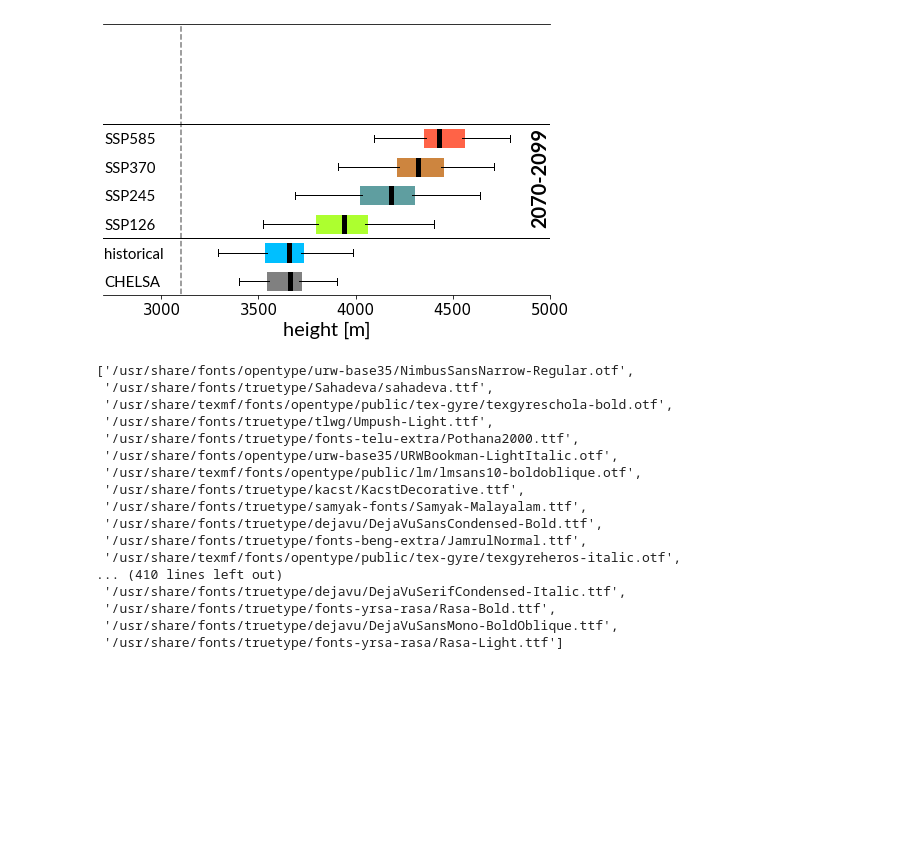
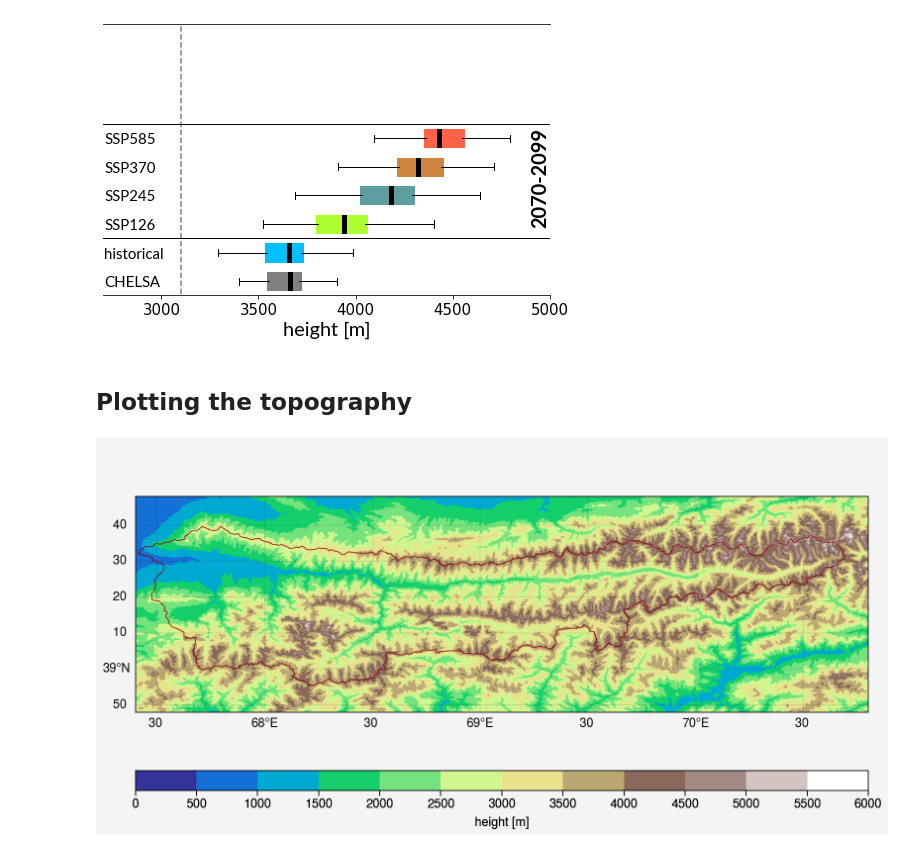
Before and after one commit to bijanf/skdownscale_cmip6, a Jupyter notebook: Untitled.ipynb, the cells around one changed output. Saved outputs shown, nothing was run; the diff lists cells and outputs as text; code cells hidden in the pictures; blank space fills up the shorter version.

```diff
--- a/Untitled.ipynb
+++ b/Untitled.ipynb
@@ -339,23 +341,46 @@ plt.tick_params(left = False)
 # %% [output]
 [figure]
-# %%
-import matplotlib.font_manager
-matplotlib.font_manager.findSystemFonts(fontpaths=None, fontext='ttf')
-# %% [output]
-['/usr/share/fonts/opentype/urw-base35/NimbusSansNarrow-Regular.otf',
- '/usr/share/fonts/truetype/Sahadeva/sahadeva.ttf',
- '/usr/share/texmf/fonts/opentype/public/tex-gyre/texgyreschola-bold.otf',
- '/usr/share/fonts/truetype/tlwg/Umpush-Light.ttf',
- '/usr/share/fonts/truetype/fonts-telu-extra/Pothana2000.ttf',
- '/usr/share/fonts/opentype/urw-base35/URWBookman-LightItalic.otf',
- '/usr/share/texmf/fonts/opentype/public/lm/lmsans10-boldoblique.otf',
- '/usr/share/fonts/truetype/kacst/KacstDecorative.ttf',
- '/usr/share/fonts/truetype/samyak-fonts/Samyak-Malayalam.ttf',
- '/usr/share/fonts/truetype/dejavu/DejaVuSansCondensed-Bold.ttf',
- '/usr/share/fonts/truetype/fonts-beng-extra/JamrulNormal.ttf',
- '/usr/share/texmf/fonts/opentype/public/tex-gyre/texgyreheros-italic.otf',
-... (410 lines left out)
- '/usr/share/fonts/truetype/dejavu/DejaVuSerifCondensed-Italic.ttf',
- '/usr/share/fonts/truetype/fonts-yrsa-rasa/Rasa-Bold.ttf',
- '/usr/share/fonts/truetype/dejavu/DejaVuSansMono-BoldOblique.ttf',
- '/usr/share/fonts/truetype/fonts-yrsa-rasa/Rasa-Light.ttf']
+# %% [markdown]
+## Plotting the topography
+# %%
+filename="/home/fallah/Downloads/rasters_SRTMGL3/output_SRTMGL3.tif"
+import matplotlib.pyplot as plt
+import proplot as plot
+import numpy as np
+from osgeo import gdal
+import xarray as xr
+import geopandas as gpd
+import shapefile as shp  # Requires the pyshp package
+# Open the TIFF file and read the elevation data
+#filename = "elevation.tif"
+#dataset = gdal.Open(filename, gdal.GA_ReadOnly)
+dem = xr.open_rasterio(filename)
+dem = dem[0]
+
+# Define extents
+lat_min = 38.8
+lat_max = 39.8
+lon_min = 67.4
+lon_max = 70.8
+
+#Starting the plotting
+fig, axs = plot.subplots(proj=('cyl'), figsize=(8,4))
+#format the plot
+axs.format(
+    lonlim=(lon_min, lon_max), latlim=(lat_min, lat_max),
+    land=False, labels=True, innerborders=True
+)
+#Plot
+#lat,38.8,39.8 -d lon,67.4,70.8
+path = '../../ML_river/data/files/zeravshan/zerav_catchment_converted.shp'
+sf = shp.Reader(path)
+for shape in sf.shapeRecords():
+    x = [i[0] for i in shape.shape.points[:]]
+    y = [i[1] for i in shape.shape.points[:]]
+    plt.plot(x,y, color="darkred", lw=.5)
+
+#axs = basin.plot(color="lightgray");
+m = axs.contourf(dem,levels = np.linspace(0, 6000, 13) ,cmap='terrain')
+cbar = fig.colorbar(m, loc='b', label='height [m]', pad=0.0) #Adding colorbar with label
+# %% [output]
+[figure, added]
```
Also changed, not shown: parts of 5 cells of this notebook.
